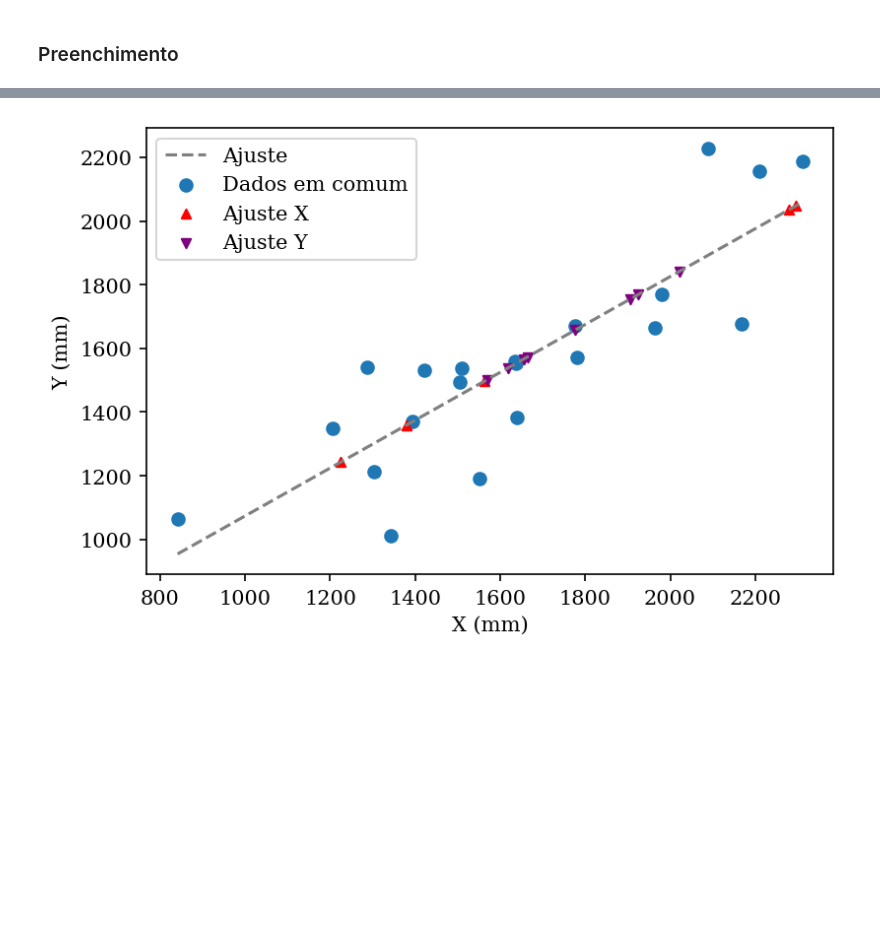
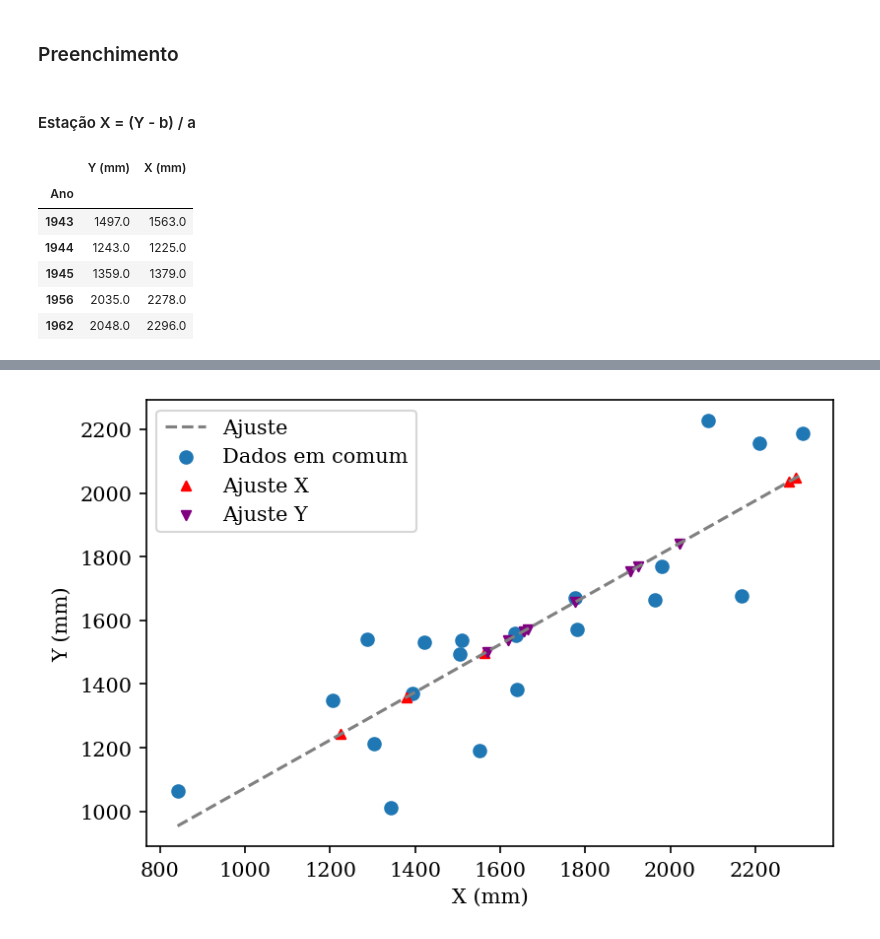
Before and after one commit to rqaita/hydrology, a Jupyter notebook: l_02.ipynb, the cells around one changed output, grey strips where cells are left out. Cells and saved outputs as stored; diff of their text form; code cells hidden in the pictures; blank space fills up the shorter version.

```diff
--- a/l_02.ipynb
+++ b/l_02.ipynb
@@ -88,0 +77,16 @@ e_01_falha_y["Y (mm)"] = e_01_prev_y
+# %% [markdown]
+#### Estação X = (Y - b) / a
+# %%
+e_01_prev_x = (e_01_falha_x - e_01_b) / e_01_a
+e_01_prev_x = e_01_prev_x.rename("X (mm)")
+e_01_falha_x = pd.DataFrame(e_01_falha_x)
+e_01_falha_x["X (mm)"] = e_01_prev_x
+e_01_falha_x.round()
+# %% [output]
+|  | Y (mm) | X (mm) |
+| Ano |  |  |
+| 1943 | 1497.0 | 1563.0 |
+| 1944 | 1243.0 | 1225.0 |
+| 1945 | 1359.0 | 1379.0 |
+| 1956 | 2035.0 | 2278.0 |
+| 1962 | 2048.0 | 2296.0 |
```
Also changed, not shown: parts of 20 cells of this notebook.
